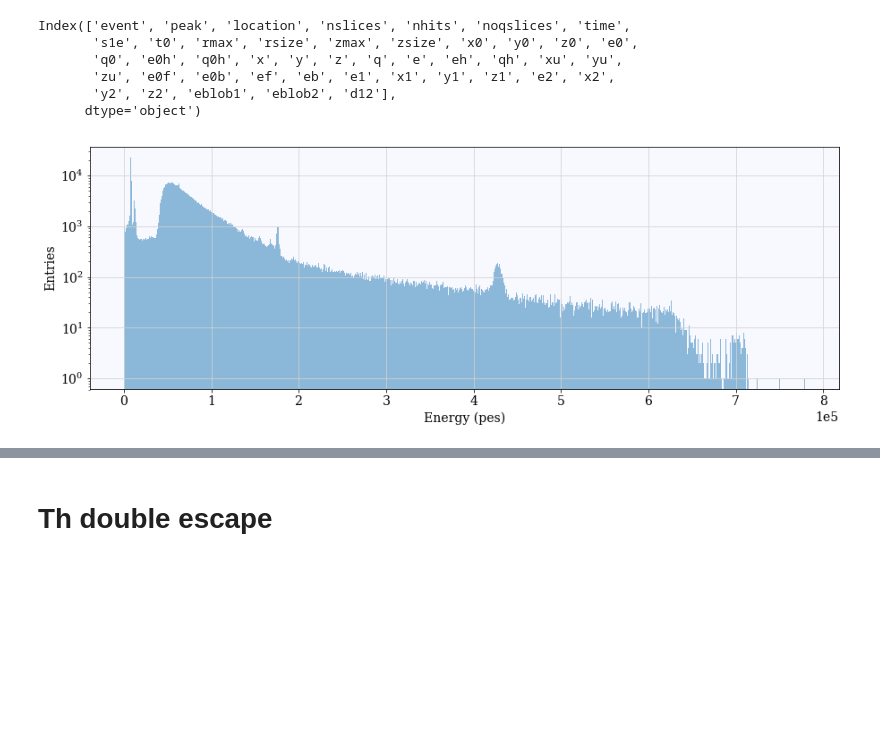
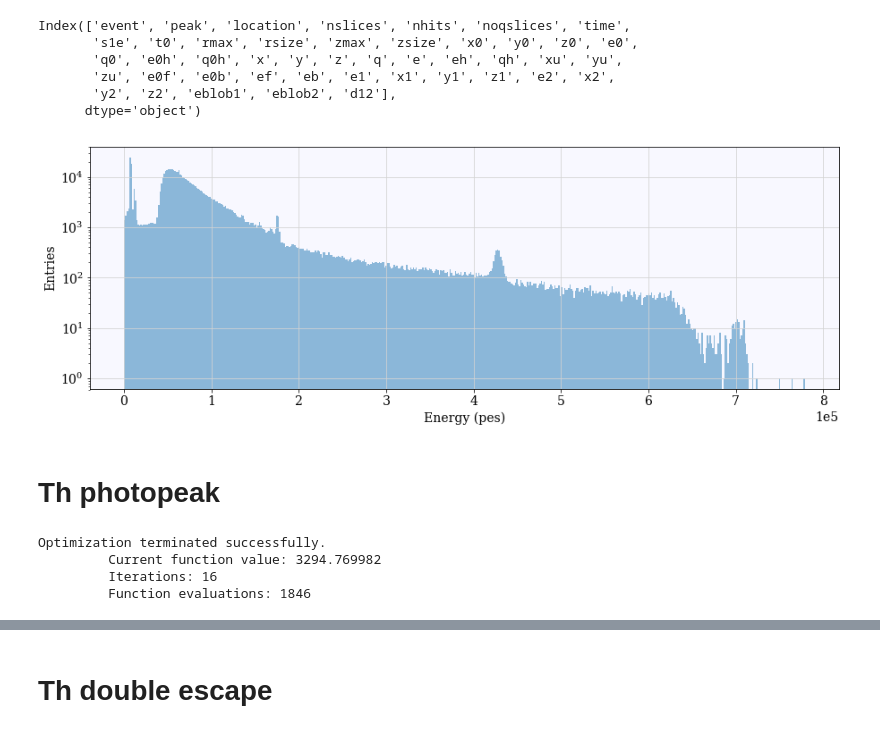
Before and after one commit to gondiaz/ICAROSNB, a Jupyter notebook: GDL/spectra/run_6482.ipynb, the cells around one changed output, grey strips where cells are left out. Drawn from its saved outputs; the diff is of its cells as text; code cells hidden in the pictures; blank space fills up the shorter version.

```diff
--- a/GDL/spectra/run_6482.ipynb
+++ b/GDL/spectra/run_6482.ipynb
@@ -47,11 +59,13 @@ Index(['event', 'peak', 'location', 'nslices', 'nhits', 'noqslices', 'time',
 # %%
 E = data[(data['e']<8e5)]['e']
 
 fig = plt.figure()
 ax = fig.add_subplot(111)
 
-ax.hist(E, bins=nbins, log=True, alpha=0.5);
+ax.hist(E, bins=int(.5*nbins), log=True, alpha=0.5);
 ax.set_xlabel('Energy (pes)');
 ax.set_ylabel('Entries');
 # %% [output]
-[figure, old version]
+[figure, new version]
+# %% [markdown]
+# Th photopeak
@@ -57,0 +76,11 @@ ax.set_ylabel('Entries');
+# %%
+E = thpk['e']
+
+#fit
+x0 = np.array([.5*len(E), .5*len(E), 0, np.mean(E), np.std(E)])
+res, cov = pk.pkfit(E, [a,b], x0=x0)
+# %% [output]
+Optimization terminated successfully.
+         Current function value: 3294.769982
+         Iterations: 16
+         Function evaluations: 1846
```
Also changed, not shown: parts of 31 cells of this notebook, 1 other file.
